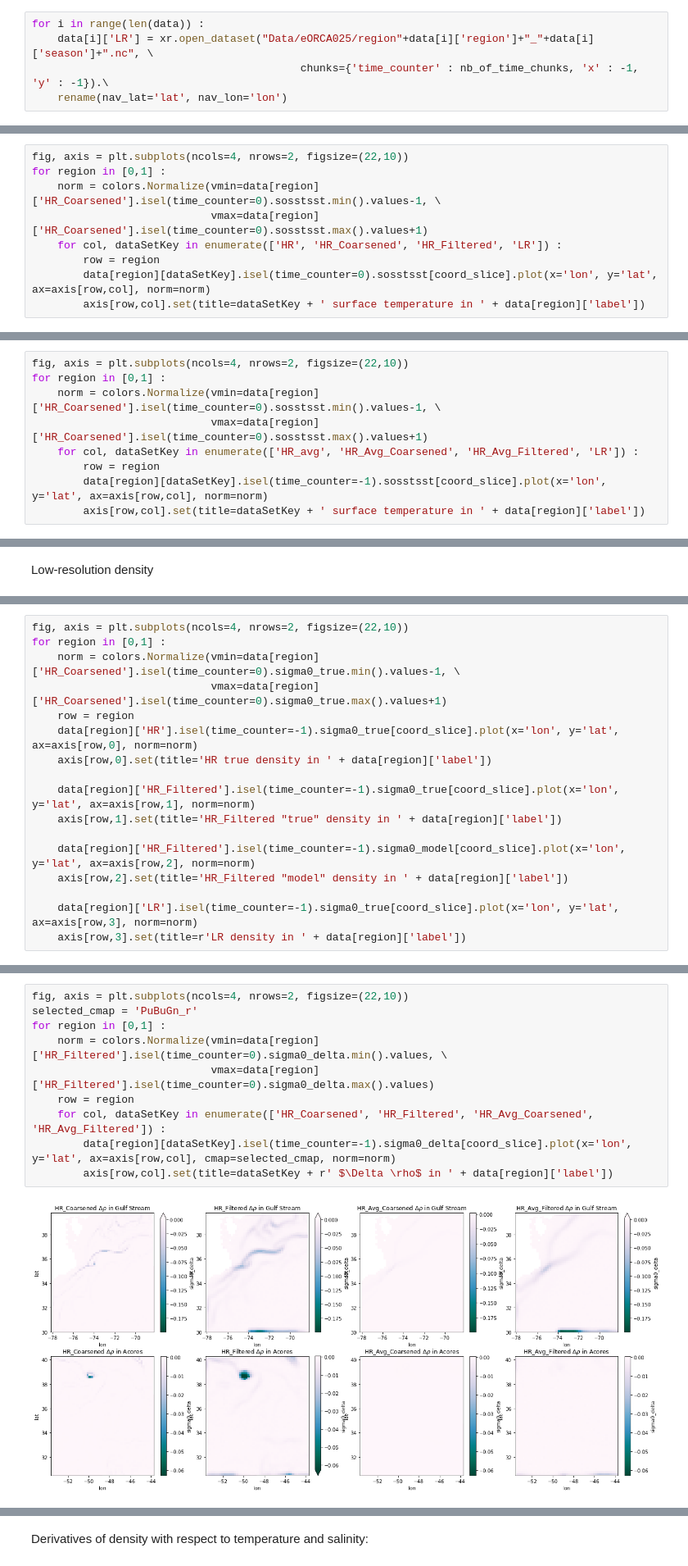
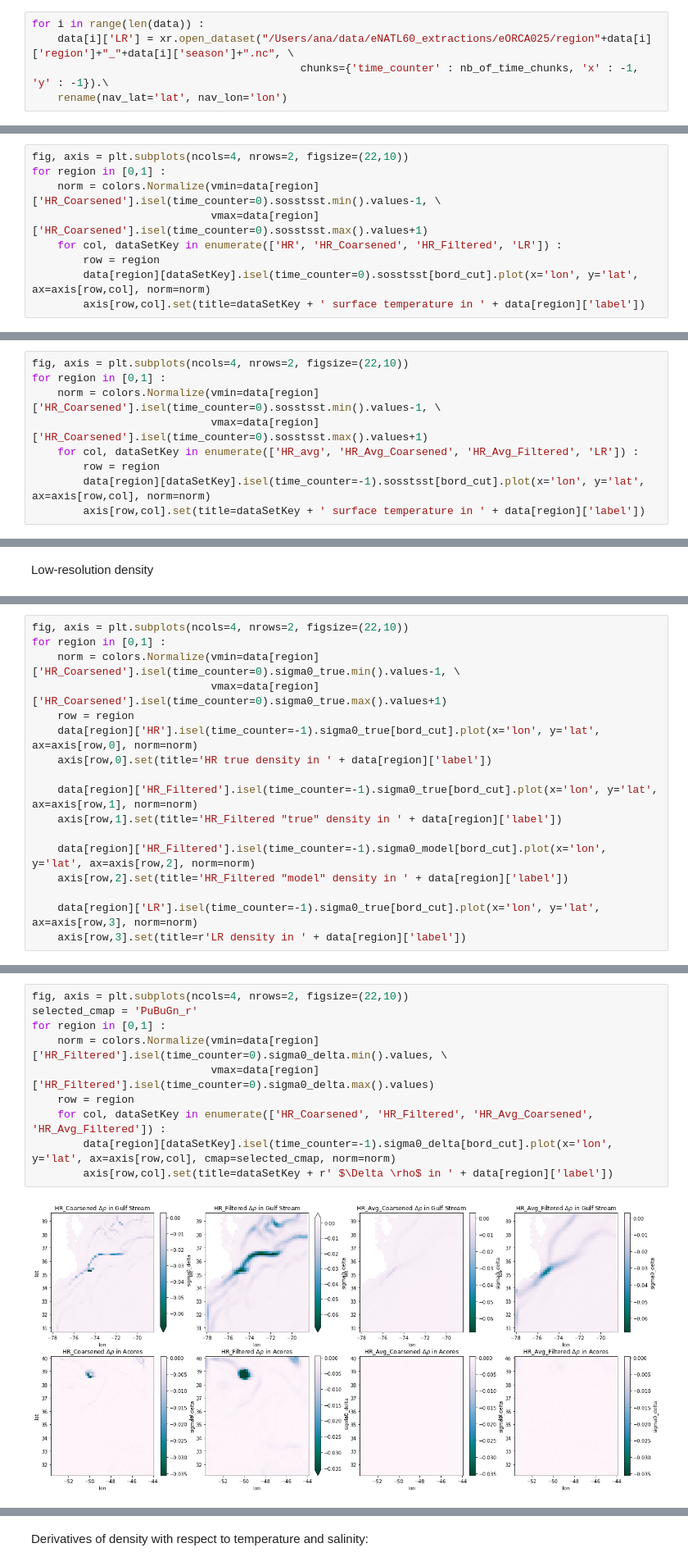
Before and after one commit to anastasiaGor/oceanDataNotebooks, a Jupyter notebook: gcm_filter/two_regions_density.ipynb, the cells around one changed output, grey strips where cells are left out. Shown at 82% size. Drawn from its saved outputs; the diff is of its cells as text.

```diff
--- a/gcm_filter/two_regions_density.ipynb
+++ b/gcm_filter/two_regions_density.ipynb
@@ -146,7 +147,7 @@ Wall time: 1min 9s
 ## eORCA025
 # %%
 for i in range(len(data)) :
-    data[i]['LR'] = xr.open_dataset("Data/eORCA025/region"+data[i]['region']+"_"+data[i]['season']+".nc", \
+    data[i]['LR'] = xr.open_dataset("/Users/ana/data/eNATL60_extractions/eORCA025/region"+data[i]['region']+"_"+data[i]['season']+".nc", \
                                           chunks={'time_counter' : nb_of_time_chunks, 'x' : -1, 'y' : -1}).\
     rename(nav_lat='lat', nav_lon='lon')
 # %% [markdown]
@@ -271,6 +290,6 @@ for region in [0,1] :
                             vmax=data[region]['HR_Coarsened'].isel(time_counter=0).sosstsst.max().values+1)
     for col, dataSetKey in enumerate(['HR', 'HR_Coarsened', 'HR_Filtered', 'LR']) :
         row = region
-        data[region][dataSetKey].isel(time_counter=0).sosstsst[coord_slice].plot(x='lon', y='lat', ax=axis[row,col], norm=norm)
+        data[region][dataSetKey].isel(time_counter=0).sosstsst[bord_cut].plot(x='lon', y='lat', ax=axis[row,col], norm=norm)
         axis[row,col].set(title=dataSetKey + ' surface temperature in ' + data[region]['label'])
 # %% [output]
@@ -292,6 +311,6 @@ for region in [0,1] :
                             vmax=data[region]['HR_Coarsened'].isel(time_counter=0).sosstsst.max().values+1)
     for col, dataSetKey in enumerate(['HR_avg', 'HR_Avg_Coarsened', 'HR_Avg_Filtered', 'LR']) :
         row = region
-        data[region][dataSetKey].isel(time_counter=-1).sosstsst[coord_slice].plot(x='lon', y='lat', ax=axis[row,col], norm=norm)
+        data[region][dataSetKey].isel(time_counter=-1).sosstsst[bord_cut].plot(x='lon', y='lat', ax=axis[row,col], norm=norm)
         axis[row,col].set(title=dataSetKey + ' surface temperature in ' + data[region]['label'])
 # %% [output]
@@ -327,15 +335,15 @@ for region in [0,1] :
     norm = colors.Normalize(vmin=data[region]['HR_Coarsened'].isel(time_counter=0).sigma0_true.min().values-1, \
                             vmax=data[region]['HR_Coarsened'].isel(time_counter=0).sigma0_true.max().values+1)
     row = region
-    data[region]['HR'].isel(time_counter=-1).sigma0_true[coord_slice].plot(x='lon', y='lat', ax=axis[row,0], norm=norm)
+    data[region]['HR'].isel(time_counter=-1).sigma0_true[bord_cut].plot(x='lon', y='lat', ax=axis[row,0], norm=norm)
     axis[row,0].set(title='HR true density in ' + data[region]['label'])
 
-    data[region]['HR_Filtered'].isel(time_counter=-1).sigma0_true[coord_slice].plot(x='lon', y='lat', ax=axis[row,1], norm=norm)
+    data[region]['HR_Filtered'].isel(time_counter=-1).sigma0_true[bord_cut].plot(x='lon', y='lat', ax=axis[row,1], norm=norm)
     axis[row,1].set(title='HR_Filtered "true" density in ' + data[region]['label'])
 
-    data[region]['HR_Filtered'].isel(time_counter=-1).sigma0_model[coord_slice].plot(x='lon', y='lat', ax=axis[row,2], norm=norm)
+    data[region]['HR_Filtered'].isel(time_counter=-1).sigma0_model[bord_cut].plot(x='lon', y='lat', ax=axis[row,2], norm=norm)
     axis[row,2].set(title='HR_Filtered "model" density in ' + data[region]['label'])
 
-    data[region]['LR'].isel(time_counter=-1).sigma0_true[coord_slice].plot(x='lon', y='lat', ax=axis[row,3], norm=norm)
+    data[region]['LR'].isel(time_counter=-1).sigma0_true[bord_cut].plot(x='lon', y='lat', ax=axis[row,3], norm=norm)
     axis[row,3].set(title=r'LR density in ' + data[region]['label'])
 # %% [output]
@@ -343,13 +351,13 @@ for region in [0,1] :
 # %%
 fig, axis = plt.subplots(ncols=4, nrows=2, figsize=(22,10))
 selected_cmap = 'PuBuGn_r'
 for region in [0,1] :
     norm = colors.Normalize(vmin=data[region]['HR_Filtered'].isel(time_counter=0).sigma0_delta.min().values, \
                             vmax=data[region]['HR_Filtered'].isel(time_counter=0).sigma0_delta.max().values)
     row = region
     for col, dataSetKey in enumerate(['HR_Coarsened', 'HR_Filtered', 'HR_Avg_Coarsened', 'HR_Avg_Filtered']) :
-        data[region][dataSetKey].isel(time_counter=-1).sigma0_delta[coord_slice].plot(x='lon', y='lat', ax=axis[row,col], cmap=selected_cmap, norm=norm)
+        data[region][dataSetKey].isel(time_counter=-1).sigma0_delta[bord_cut].plot(x='lon', y='lat', ax=axis[row,col], cmap=selected_cmap, norm=norm)
         axis[row,col].set(title=dataSetKey + r' $\Delta \rho$ in ' + data[region]['label'])
 # %% [output]
-[figure, old version]
+[figure, new version]
 # %% [markdown]
```
Also changed, not shown: parts of 62 cells of this notebook.
